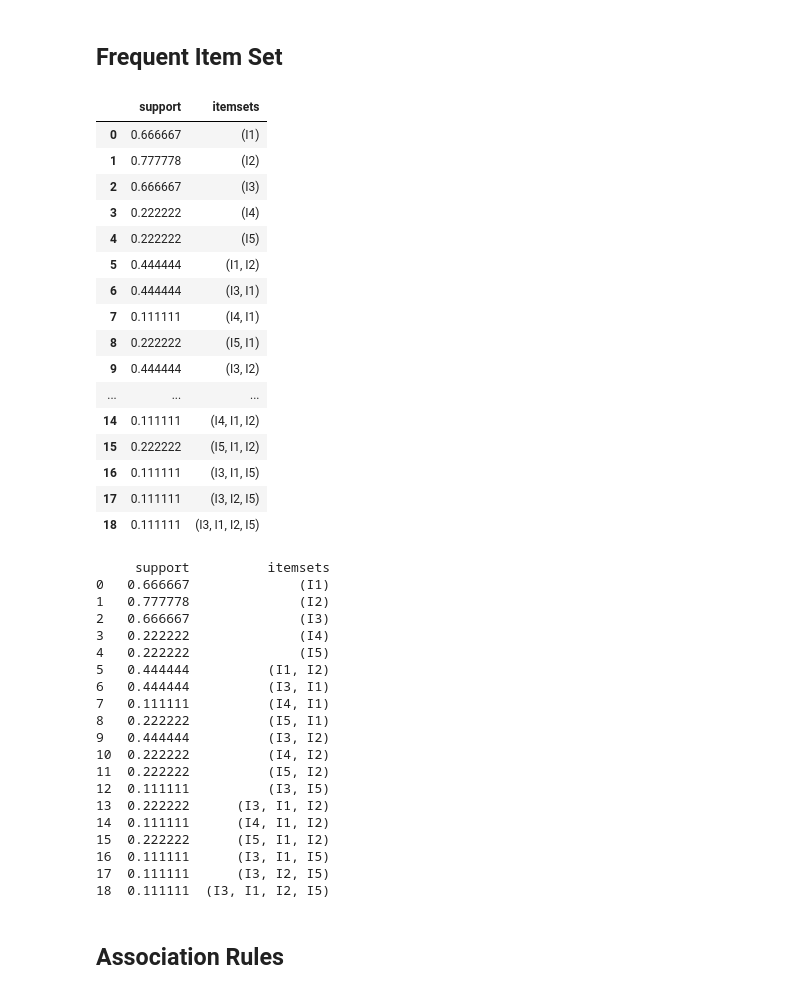
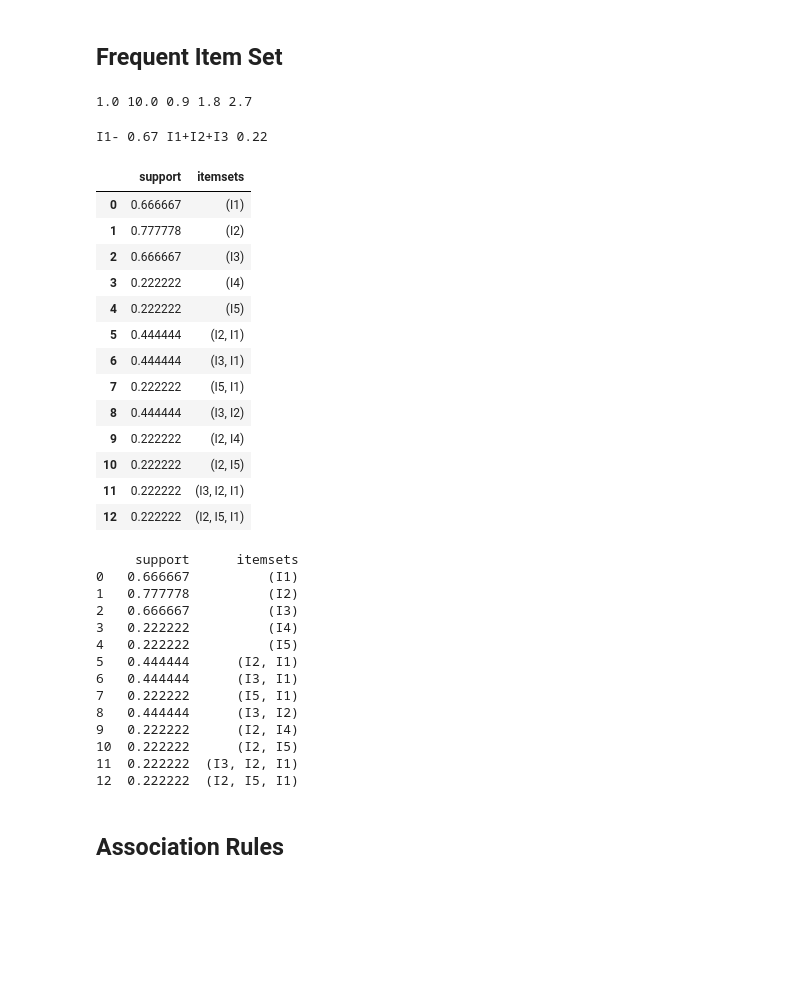
Before and after one commit to DUanalytics/pyJupyter, a Jupyter notebook: 06-analytics1/6B_ARA.ipynb, the cells around one changed output. Cells and saved outputs as stored; diff of their text form; code cells hidden in the pictures; blank space fills up the shorter version.

```diff
--- a/06-analytics1/6B_ARA.ipynb
+++ b/06-analytics1/6B_ARA.ipynb
@@ -176,55 +177,52 @@ te.inverse_transform(orgtrans1)
  ['I1', 'I2', 'I3']]
 # %% [markdown]
 ## Frequent Item Set
+# %%
+#%%% #frequent itemsets - Most Imp Step
+# first find frequent items in different combinations and perform AR analysis
+support_threshold = 0.2 #.01
+print(.01 * 100, .1 * 100, .1 * 9, np.around(.2 * 9, 2), np.around(.3 * 9,2))
+# %% [output]
+1.0 10.0 0.9 1.8 2.7
+# %%
+print('I1-', np.around(6/9,2) , "I1+I2+I3", np.around(2/9,2))
+# %% [output]
+I1- 0.67 I1+I2+I3 0.22
 # %%
-#%%% #frequent itemsets - Most Imp Step
-# first find frequent items in different combinations and perform AR analysis
-support_threshold = 0.01 #.01
-.1 * 100
-.1 * 9
 #https://github.com/rasbt/mlxtend/blob/master/mlxtend/frequent_patterns/apriori.py
 frequent_itemsets = apriori(df, min_support= support_threshold, use_colnames = True)
 frequent_itemsets
 #itemset and its support value with condition of min support value
 # .44 for (I1, I2) means I1 + I2 are present together in 44% of the transactions
 # %% [output]
 |  | support | itemsets |
 | 0 | 0.666667 | (I1) |
 | 1 | 0.777778 | (I2) |
 | 2 | 0.666667 | (I3) |
 | 3 | 0.222222 | (I4) |
 | 4 | 0.222222 | (I5) |
-| 5 | 0.444444 | (I1, I2) |
+| 5 | 0.444444 | (I2, I1) |
 | 6 | 0.444444 | (I3, I1) |
-| 7 | 0.111111 | (I4, I1) |
-| 8 | 0.222222 | (I5, I1) |
-| 9 | 0.444444 | (I3, I2) |
-| ... | ... | ... |
-| 14 | 0.111111 | (I4, I1, I2) |
-| 15 | 0.222222 | (I5, I1, I2) |
-| 16 | 0.111111 | (I3, I1, I5) |
-| 17 | 0.111111 | (I3, I2, I5) |
-| 18 | 0.111111 | (I3, I1, I2, I5) |
+| 7 | 0.222222 | (I5, I1) |
+| 8 | 0.444444 | (I3, I2) |
+| 9 | 0.222222 | (I2, I4) |
+| 10 | 0.222222 | (I2, I5) |
+| 11 | 0.222222 | (I3, I2, I1) |
+| 12 | 0.222222 | (I2, I5, I1) |
 # %%
 print(frequent_itemsets) #dataframe with the itemsets
 # %% [output]
-     support          itemsets
-0   0.666667              (I1)
-1   0.777778              (I2)
-2   0.666667              (I3)
-3   0.222222              (I4)
-4   0.222222              (I5)
-5   0.444444          (I1, I2)
-6   0.444444          (I3, I1)
-7   0.111111          (I4, I1)
-8   0.222222          (I5, I1)
-9   0.444444          (I3, I2)
-10  0.222222          (I4, I2)
-11  0.222222          (I5, I2)
-12  0.111111          (I3, I5)
-13  0.222222      (I3, I1, I2)
-14  0.111111      (I4, I1, I2)
-15  0.222222      (I5, I1, I2)
-16  0.111111      (I3, I1, I5)
-17  0.111111      (I3, I2, I5)
-18  0.111111  (I3, I1, I2, I5)
+     support      itemsets
+0   0.666667          (I1)
+1   0.777778          (I2)
+2   0.666667          (I3)
+3   0.222222          (I4)
+4   0.222222          (I5)
+5   0.444444      (I2, I1)
+6   0.444444      (I3, I1)
+7   0.222222      (I5, I1)
+8   0.444444      (I3, I2)
+9   0.222222      (I2, I4)
+10  0.222222      (I2, I5)
+11  0.222222  (I3, I2, I1)
+12  0.222222  (I2, I5, I1)
```
Also changed, not shown: parts of 18 cells of this notebook, 2 other files.
